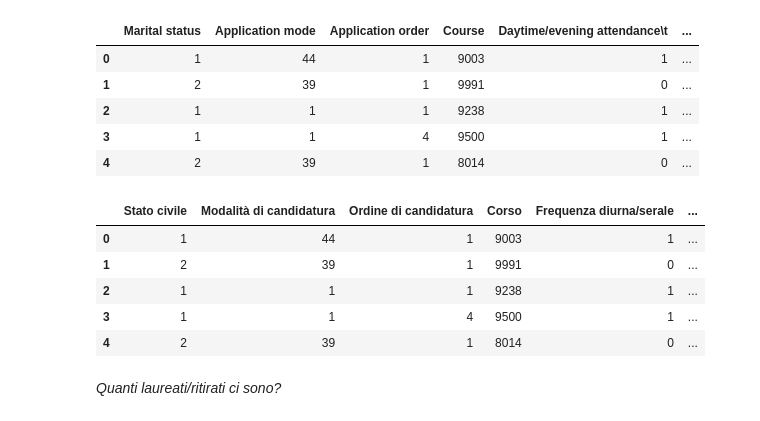
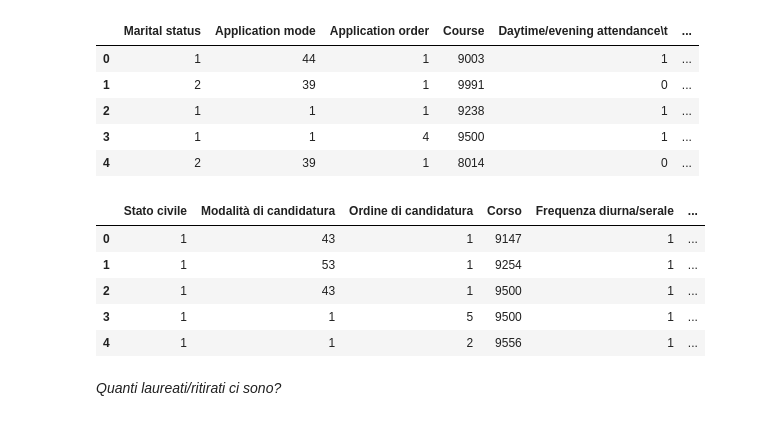
Before and after one commit to MassenzLorenzo/hackaton_ml, a Jupyter notebook: hackaton_ml.ipynb, the cells around one changed output. Cells and saved outputs as stored; diff of their text form; code cells hidden in the pictures.

```diff
--- a/hackaton_ml.ipynb
+++ b/hackaton_ml.ipynb
@@ -61,39 +61,81 @@ train = train.rename(columns={
     'Father\'s occupation': 'Occupazione padre',
     'Admission grade': 'Voto di ammissione',
     'Displaced': 'Sfollato',
     'Educational special needs': 'Bisogni educativi speciali',
     'Debtor': 'Debitore',
     'Tuition fees up to date': 'Tasse universitarie in regola',
     'Gender': 'Genere',
     'Scholarship holder': 'Titolare di borsa di studio',
     'Age at enrollment': 'Età all\'iscrizione',
     'International': 'Internazionale',
     'Curricular units 1st sem (credited)': 'Unità curriculari 1° sem (conseguite)',
     'Curricular units 1st sem (enrolled)': 'Unità curriculari 1° sem (iscritte)',
     'Curricular units 1st sem (evaluations)': 'Unità curriculari 1° sem (valutazioni)',
     'Curricular units 1st sem (approved)': 'Unità curriculari 1° sem (approvate)',
     'Curricular units 1st sem (grade)': 'Unità curriculari 1° sem (voto)',
     'Curricular units 1st sem (without evaluations)': 'Unità curriculari 1° sem (senza valutazioni)',
     'Curricular units 2nd sem (credited)': 'Unità curriculari 2° sem (con crediti)',
     'Curricular units 2nd sem (enrolled)': 'Unità curriculari 2° sem (iscritte)',
     'Curricular units 2nd sem (evaluations)': 'Unità curriculari 2° sem (valutazioni)',
     'Curricular units 2nd sem (approved)': 'Unità curriculari 2° sem (approvate)',
     'Curricular units 2nd sem (grade)': 'Unità curriculari 2° sem (voto)',
     'Curricular units 2nd sem (without evaluations)': 'Unità curriculari 2° sem (senza valutazioni)',
     'Unemployment rate': 'Tasso di disoccupazione',
     'Inflation rate': 'Tasso di inflazione',
     'GDP': 'PIL',
 
 })
 
-train.head()
+test.head()
+
+test = test.rename(columns={
+    'Marital status': 'Stato civile',
+    'Application mode': 'Modalità di candidatura',
+    'Application order': 'Ordine di candidatura',
+    'Course': 'Corso',
+    'Daytime/evening attendance\t': 'Frequenza diurna/serale',
+    'Previous qualification': 'Qualifica precedente',
+    'Previous qualification (grade)': 'Voto qualifica precedente',
+    'Nacionality': 'Nazionalità',
+    'Mother\'s qualification': 'Qualifica madre',
+    'Father\'s qualification': 'Qualifica padre',
+    'Mother\'s occupation': 'Occupazione madre',
+    'Father\'s occupation': 'Occupazione padre',
+    'Admission grade': 'Voto di ammissione',
+    'Displaced': 'Sfollato',
+    'Educational special needs': 'Bisogni educativi speciali',
+    'Debtor': 'Debitore',
+    'Tuition fees up to date': 'Tasse universitarie in regola',
+    'Gender': 'Genere',
+    'Scholarship holder': 'Titolare di borsa di studio',
+    'Age at enrollment': 'Età all\'iscrizione',
+    'International': 'Internazionale',
+    'Curricular units 1st sem (credited)': 'Unità curriculari 1° sem (conseguite)',
+    'Curricular units 1st sem (enrolled)': 'Unità curriculari 1° sem (iscritte)',
+    'Curricular units 1st sem (evaluations)': 'Unità curriculari 1° sem (valutazioni)',
+    'Curricular units 1st sem (approved)': 'Unità curriculari 1° sem (approvate)',
+    'Curricular units 1st sem (grade)': 'Unità curriculari 1° sem (voto)',
+    'Curricular units 1st sem (without evaluations)': 'Unità curriculari 1° sem (senza valutazioni)',
+    'Curricular units 2nd sem (credited)': 'Unità curriculari 2° sem (con crediti)',
+    'Curricular units 2nd sem (enrolled)': 'Unità curriculari 2° sem (iscritte)',
+    'Curricular units 2nd sem (evaluations)': 'Unità curriculari 2° sem (valutazioni)',
+    'Curricular units 2nd sem (approved)': 'Unità curriculari 2° sem (approvate)',
+    'Curricular units 2nd sem (grade)': 'Unità curriculari 2° sem (voto)',
+    'Curricular units 2nd sem (without evaluations)': 'Unità curriculari 2° sem (senza valutazioni)',
+    'Unemployment rate': 'Tasso di disoccupazione',
+    'Inflation rate': 'Tasso di inflazione',
+    'GDP': 'PIL',
+
+})
+
+test.head()
 # %% [output]
 |  | Stato civile | Modalità di candidatura | Ordine di candidatura | Corso | Frequenza diurna/serale | ... |
-| 0 | 1 | 44 | 1 | 9003 | 1 | ... |
-| 1 | 2 | 39 | 1 | 9991 | 0 | ... |
-| 2 | 1 | 1 | 1 | 9238 | 1 | ... |
-| 3 | 1 | 1 | 4 | 9500 | 1 | ... |
-| 4 | 2 | 39 | 1 | 8014 | 0 | ... |
+| 0 | 1 | 43 | 1 | 9147 | 1 | ... |
+| 1 | 1 | 53 | 1 | 9254 | 1 | ... |
+| 2 | 1 | 43 | 1 | 9500 | 1 | ... |
+| 3 | 1 | 1 | 5 | 9500 | 1 | ... |
+| 4 | 1 | 1 | 2 | 9556 | 1 | ... |
 # %% [markdown]
 *Quanti laureati/ritirati ci sono?*
 # %%
```
Also changed, not shown: parts of 10 cells of this notebook, 5 other files.
